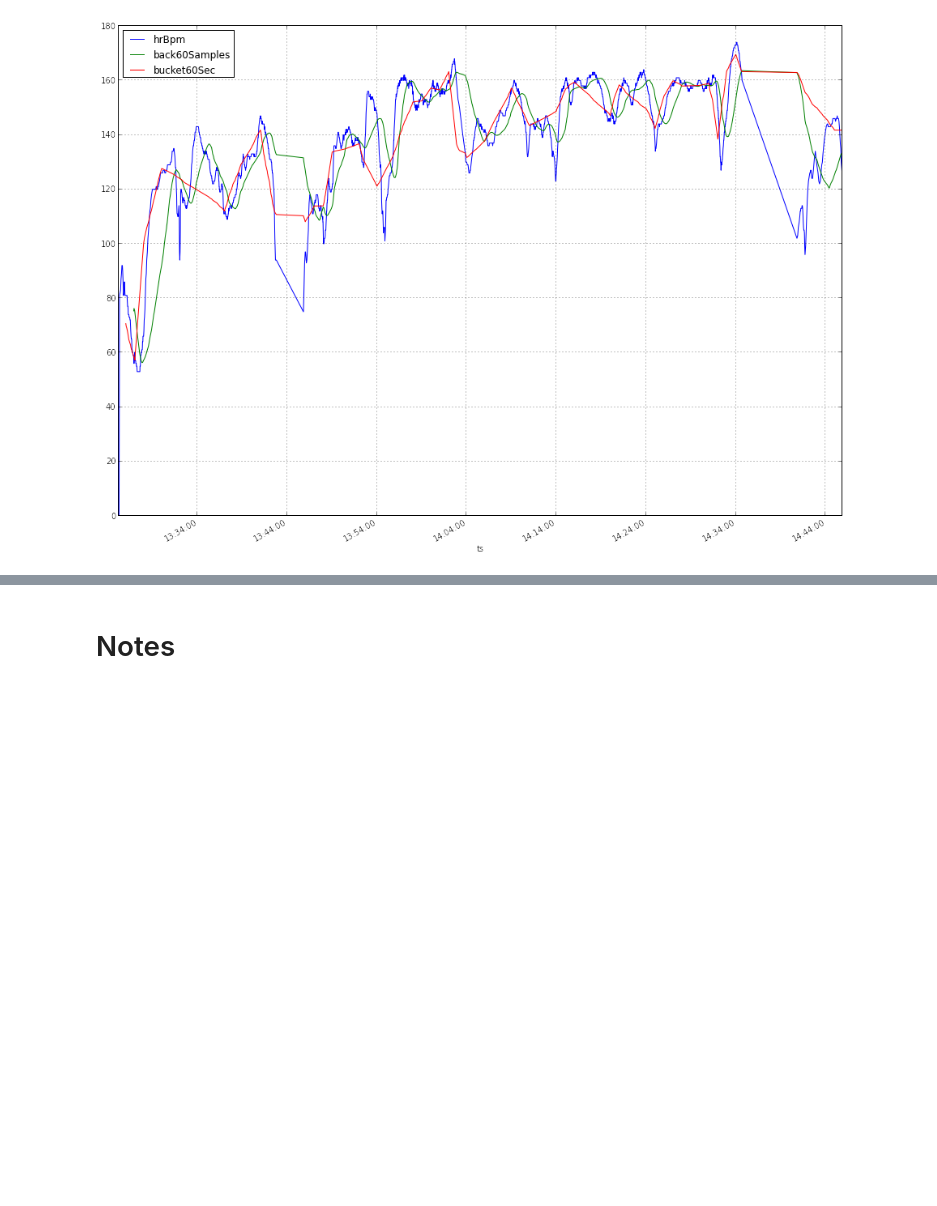
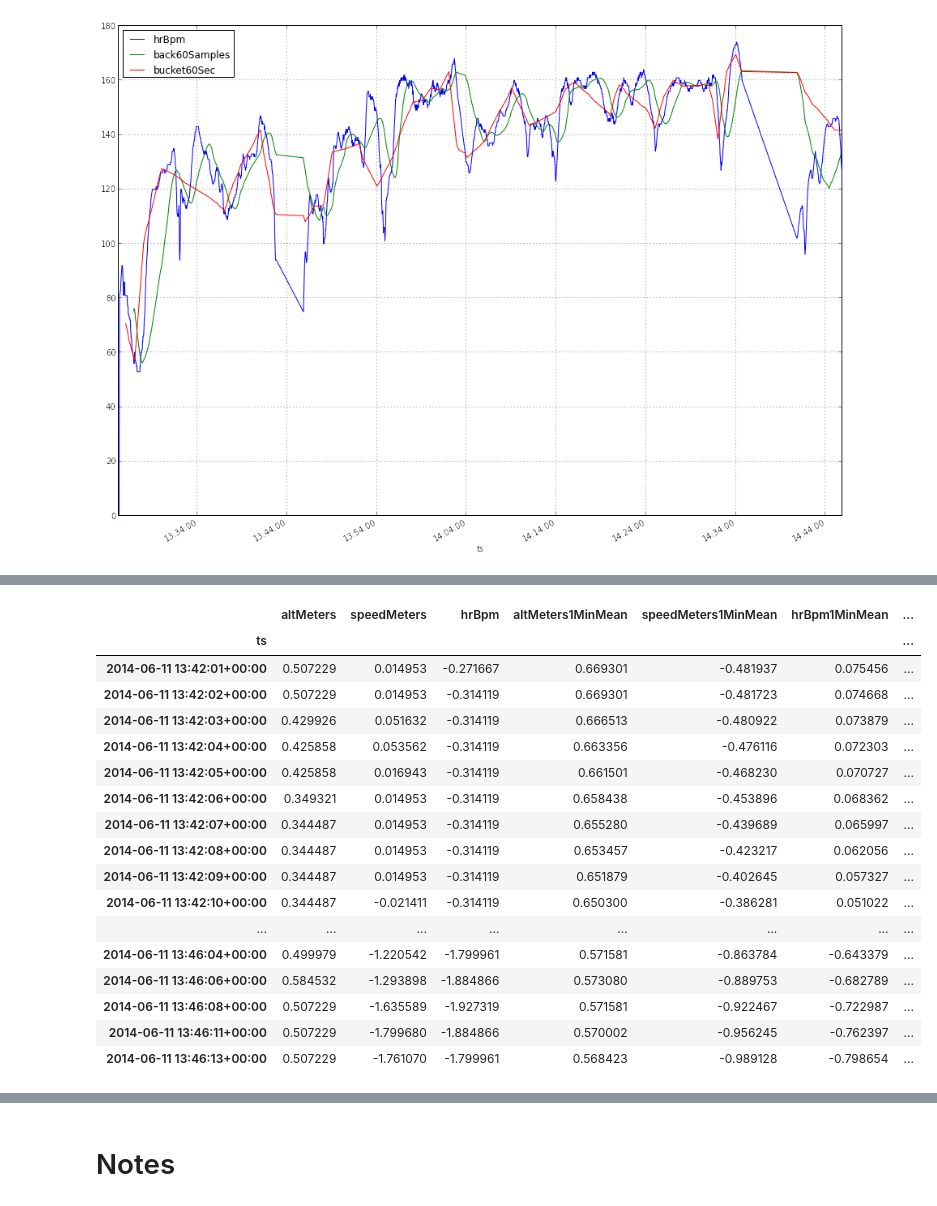
Before and after one commit to arunxarun/bikedatahacking, a Jupyter notebook: bikedatahacking.ipynb, the cells around one changed output, grey strips where cells are left out. Drawn from its saved outputs; the diff is of its cells as text; code cells hidden in the pictures; blank space fills up the shorter version.

```diff
--- a/bikedatahacking.ipynb
+++ b/bikedatahacking.ipynb
@@ -471,0 +570,13 @@ The smaller intervals look like they track better.
+# %%
+# get the mean and stddev of each column
+mean = dfRolling.mean()
+stddev = dfRolling.std()
+
+print "mean"
+print "-----------"
+print mean
+print "-----------"
+print "stddev"
+print "-----------"
+print stddev
+print "-----------"
@@ -471,0 +616,79 @@ The smaller intervals look like they track better.
+# %%
+
+dfRollingNormed = DataFrame()
+
+#dfRollingNormed = dfRolling.map(normalize)
+
+def normalize(num,meanVal,stdDevVal):
+    return (float(num - meanVal)/stdDevVal)
+
+def normalizeAltMeters(val):
+    return normalize(val, mean['altMeters'],stddev['altMeters'])
+
+def normalizeSpeedMeters(val):
+    return normalize(val, mean['speedMeters'],stddev['speedMeters'])
+
+def normalizeAltMeters1MinMean(val):
+    return normalize(val,mean['altMeters1MinMean'],stddev['altMeters1MinMean'])
+
+def normalizeSpeedMeters1MinMean(val):
+    return normalize(val,mean['speedMeters1MinMean'],stddev['speedMeters1MinMean'])
+
+def normalizeHrBpm1MinMean(val):
+    return normalize(val,mean['hrBpm1MinMean'],stddev['hrBpm1MinMean'])
+
+def normalizeAltMeters5MinMean(val):
+    return normalize(val,mean['altMeters5MinMean'],stddev['altMeters5MinMean'])
+
+def normalizeSpeedMeters5MinMean(val):
+    return normalize(val,mean['speedMeters5MinMean'],stddev['speedMeters5MinMean'])
+
+def normalizeHrBpm5MinMean(val):
+    return normalize(val,mean['hrBpm5MinMean'],stddev['hrBpm5MinMean'])
+
+def normalizeAltMeters10MinMean(val):
+    return normalize(val,mean['hrBpm10MinMean'],stddev['hrBpm10MinMean'])
+
+def normalizeSpeedMeters10MinMean(val):
+    return normalize(val,mean['speedMeters10MinMean'],stddev['speedMeters10MinMean'])
+
+def normalizeHrBpm10MinMean(val):
+    return normalize(val,mean['hrBpm10MinMean'],stddev['hrBpm10MinMean'])
+
+
+dfRollingNormed['altMeters'] = dfRolling['altMeters'].map(normalizeAltMeters)
+dfRollingNormed['speedMeters'] = dfRolling['speedMeters'].map(normalizeSpeedMeters)
+dfRollingNormed['hrBpm'] = dfRolling['hrBpm']
+
+dfRollingNormed['altMeters1MinMean'] = dfRolling['altMeters1MinMean'].map(normalizeAltMeters1MinMean)
+dfRollingNormed['speedMeters1MinMean'] = dfRolling['speedMeters1MinMean'].map(normalizeSpeedMeters1MinMean)
+dfRollingNormed['hrBpm1MinMean'] = dfRolling['hrBpm1MinMean'].map(normalizeHrBpm1MinMean)
+
+dfRollingNormed['altMeters5MinMean'] = dfRolling['altMeters5MinMean'].map(normalizeAltMeters5MinMean)
+dfRollingNormed['speedMeters5MinMean'] = dfRolling['speedMeters5MinMean'].map(normalizeSpeedMeters5MinMean)
+dfRollingNormed['hrBpm5MinMean'] = dfRolling['hrBpm5MinMean'].map(normalizeHrBpm5MinMean)
+
+dfRollingNormed['altMeters10MinMean'] = dfRolling['altMeters10MinMean'].map(normalizeAltMeters10MinMean)
+dfRollingNormed['speedMeters10MinMean'] = dfRolling['speedMeters10MinMean'].map(normalizeSpeedMeters10MinMean)
+dfRollingNormed['hrBpm10MinMean'] = dfRolling['hrBpm10MinMean'].map(normalizeHrBpm10MinMean)
+
+dfRollingNormed[600:640]
+# %% [output]
+|  | altMeters | speedMeters | hrBpm | altMeters1MinMean | speedMeters1MinMean | hrBpm1MinMean | ... |
+| ts |  |  |  |  |  |  | ... |
+| 2014-06-11 13:42:01+00:00 | 0.507229 | 0.014953 | -0.271667 | 0.669301 | -0.481937 | 0.075456 | ... |
+| 2014-06-11 13:42:02+00:00 | 0.507229 | 0.014953 | -0.314119 | 0.669301 | -0.481723 | 0.074668 | ... |
+| 2014-06-11 13:42:03+00:00 | 0.429926 | 0.051632 | -0.314119 | 0.666513 | -0.480922 | 0.073879 | ... |
+| 2014-06-11 13:42:04+00:00 | 0.425858 | 0.053562 | -0.314119 | 0.663356 | -0.476116 | 0.072303 | ... |
+| 2014-06-11 13:42:05+00:00 | 0.425858 | 0.016943 | -0.314119 | 0.661501 | -0.468230 | 0.070727 | ... |
+| 2014-06-11 13:42:06+00:00 | 0.349321 | 0.014953 | -0.314119 | 0.658438 | -0.453896 | 0.068362 | ... |
+| 2014-06-11 13:42:07+00:00 | 0.344487 | 0.014953 | -0.314119 | 0.655280 | -0.439689 | 0.065997 | ... |
+| 2014-06-11 13:42:08+00:00 | 0.344487 | 0.014953 | -0.314119 | 0.653457 | -0.423217 | 0.062056 | ... |
+| 2014-06-11 13:42:09+00:00 | 0.344487 | 0.014953 | -0.314119 | 0.651879 | -0.402645 | 0.057327 | ... |
+| 2014-06-11 13:42:10+00:00 | 0.344487 | -0.021411 | -0.314119 | 0.650300 | -0.386281 | 0.051022 | ... |
+| ... | ... | ... | ... | ... | ... | ... | ... |
+| 2014-06-11 13:46:04+00:00 | 0.499979 | -1.220542 | -1.799961 | 0.571581 | -0.863784 | -0.643379 | ... |
+| 2014-06-11 13:46:06+00:00 | 0.584532 | -1.293898 | -1.884866 | 0.573080 | -0.889753 | -0.682789 | ... |
+| 2014-06-11 13:46:08+00:00 | 0.507229 | -1.635589 | -1.927319 | 0.571581 | -0.922467 | -0.722987 | ... |
+| 2014-06-11 13:46:11+00:00 | 0.507229 | -1.799680 | -1.884866 | 0.570002 | -0.956245 | -0.762397 | ... |
+| 2014-06-11 13:46:13+00:00 | 0.507229 | -1.761070 | -1.799961 | 0.568423 | -0.989128 | -0.798654 | ... |
```
Also changed, not shown: parts of 26 cells of this notebook.
